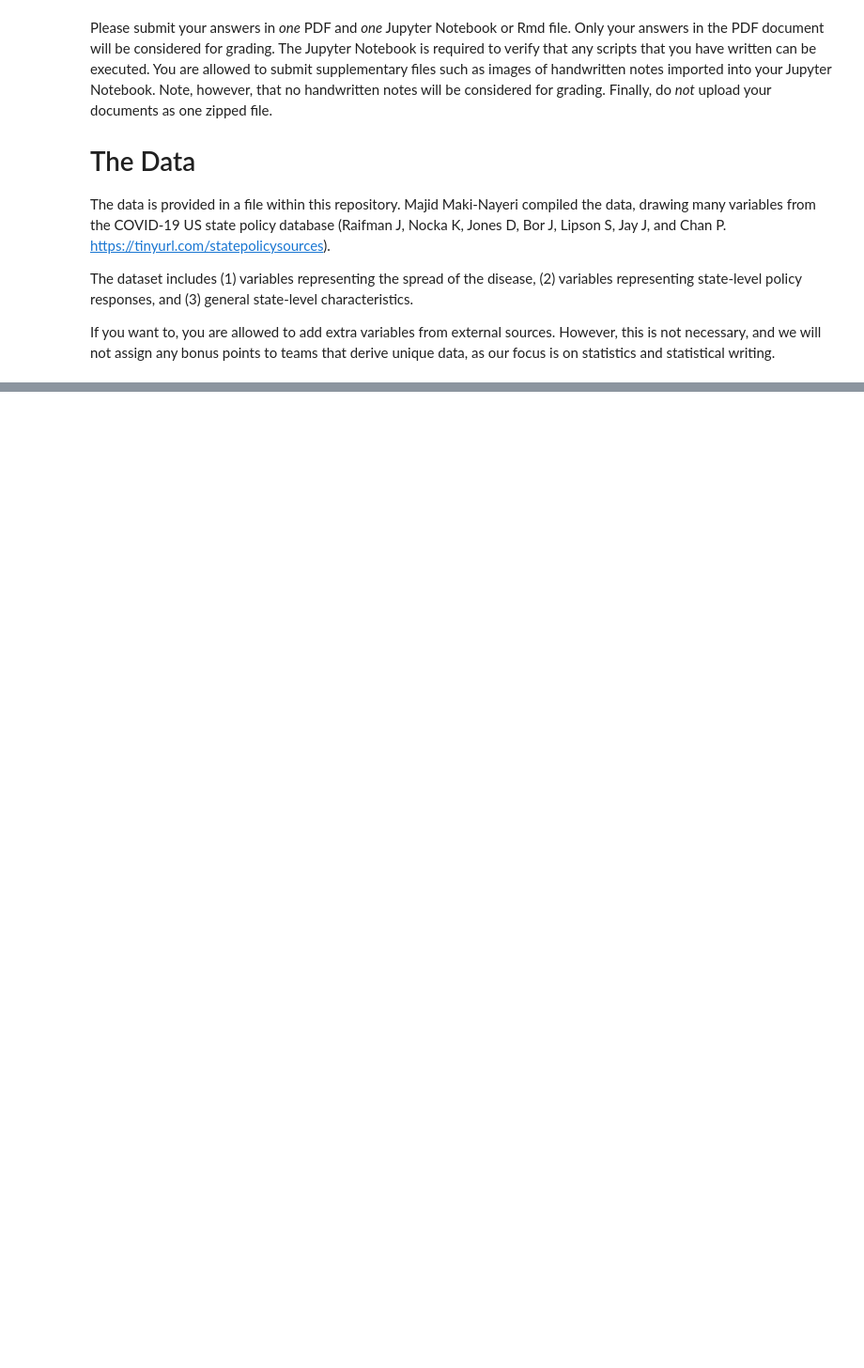
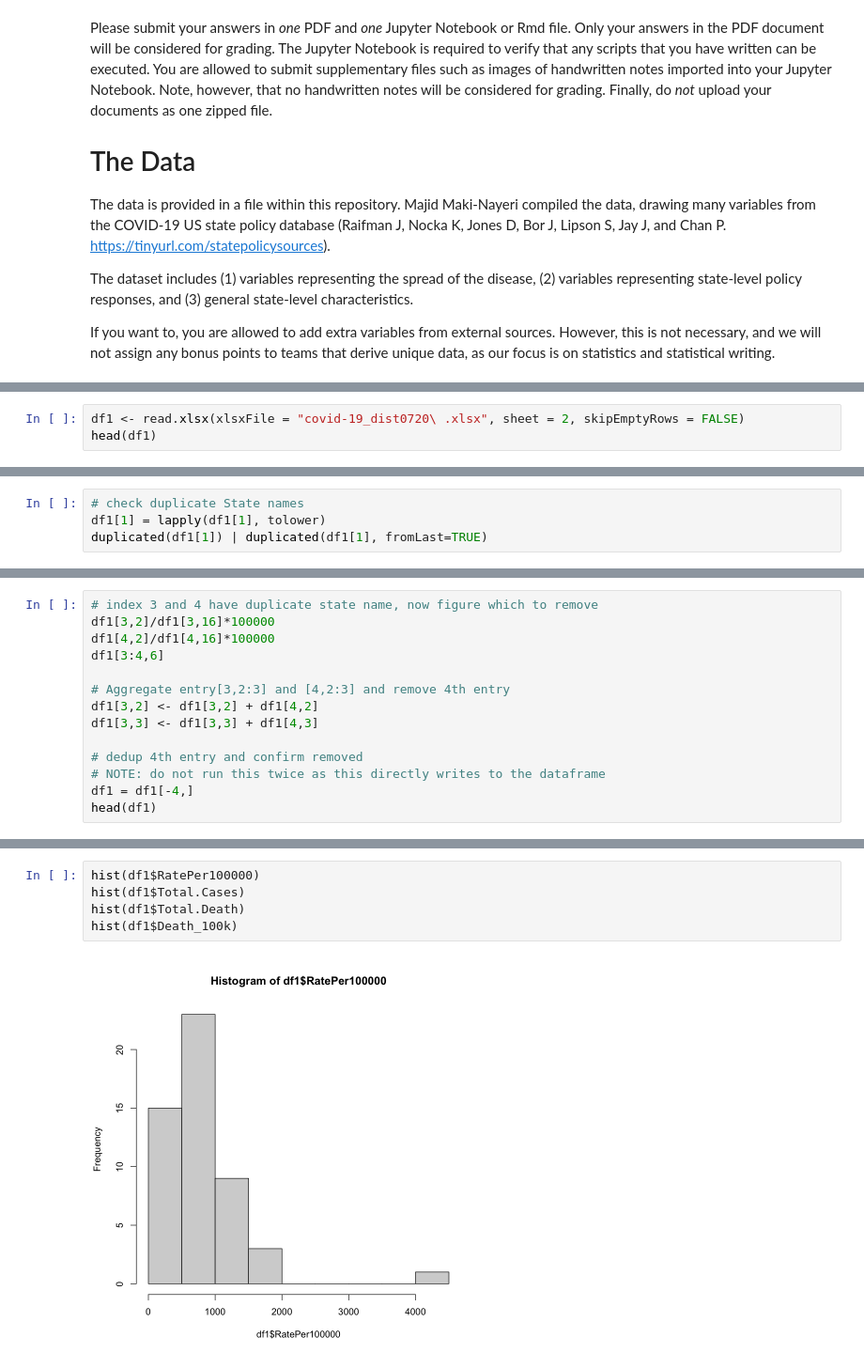
Before and after one commit to MadhuAtBerkeley/Lab-3, a Jupyter notebook: lab_3.ipynb, the cells around one changed output, grey strips where cells are left out. Shown: that part at 94% size. Saved outputs shown, nothing was run; the diff lists cells and outputs as text; blank space fills up the shorter version.

```diff
--- a/lab_3.ipynb
+++ b/lab_3.ipynb
@@ -155,0 +228,3 @@ As above, you must submit both the source and pdf files.  Be sure to include the
+# %%
+df1 <- read.xlsx(xlsxFile = "covid-19_dist0720\ .xlsx", sheet = 2, skipEmptyRows = FALSE)
+head(df1)
@@ -155,0 +241,4 @@ As above, you must submit both the source and pdf files.  Be sure to include the
+# %%
+# check duplicate State names
+df1[1] = lapply(df1[1], tolower)
+duplicated(df1[1]) | duplicated(df1[1], fromLast=TRUE)
@@ -155,0 +251,14 @@ As above, you must submit both the source and pdf files.  Be sure to include the
+# %%
+# index 3 and 4 have duplicate state name, now figure which to remove
+df1[3,2]/df1[3,16]*100000
+df1[4,2]/df1[4,16]*100000
+df1[3:4,6]
+
+# Aggregate entry[3,2:3] and [4,2:3] and remove 4th entry
+df1[3,2] <- df1[3,2] + df1[4,2]
+df1[3,3] <- df1[3,3] + df1[4,3]
+
+# dedup 4th entry and confirm removed
+# NOTE: do not run this twice as this directly writes to the dataframe
+df1 = df1[-4,]
+head(df1)
@@ -155,0 +278,7 @@ As above, you must submit both the source and pdf files.  Be sure to include the
+# %%
+hist(df1$RatePer100000)
+hist(df1$Total.Cases)
+hist(df1$Total.Death)
+hist(df1$Death_100k)
+# %% [output]
+[figure, added]
```
Also changed, not shown: parts of 17 cells of this notebook.
